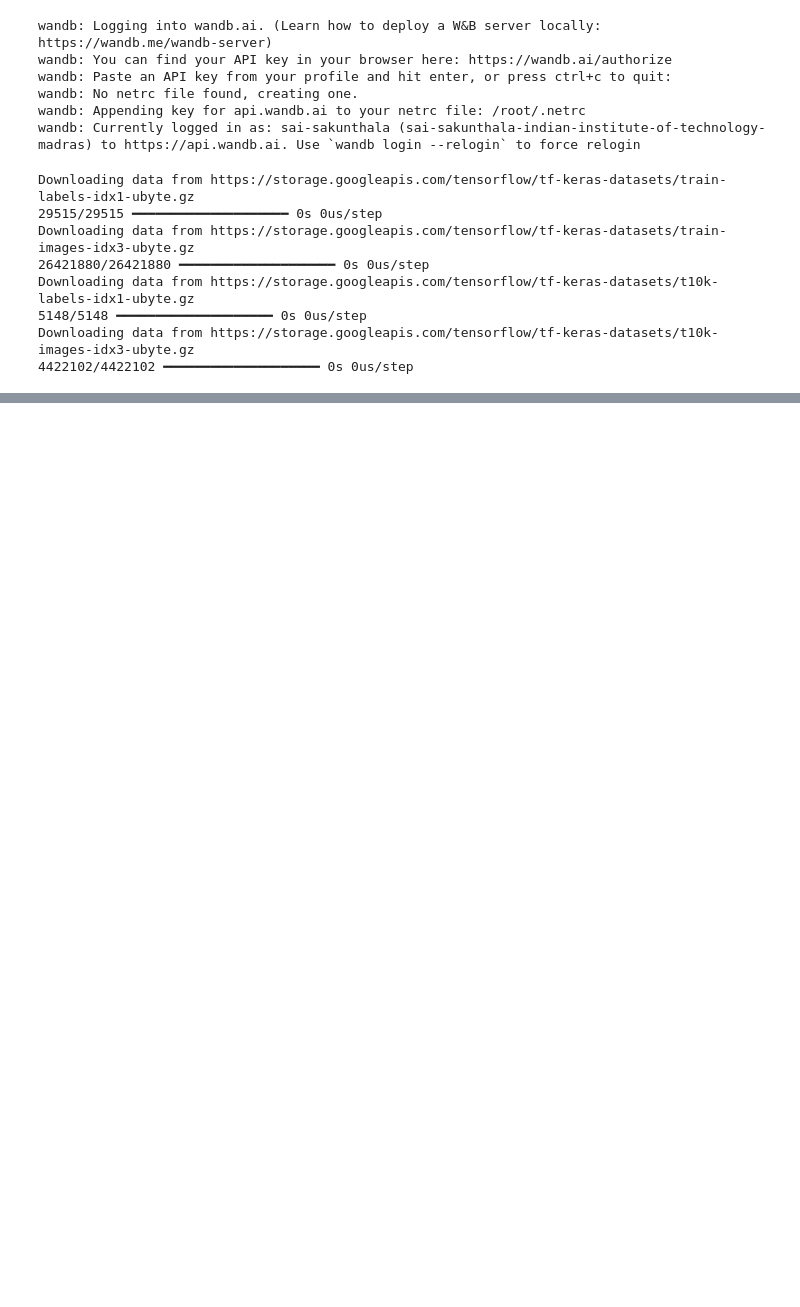
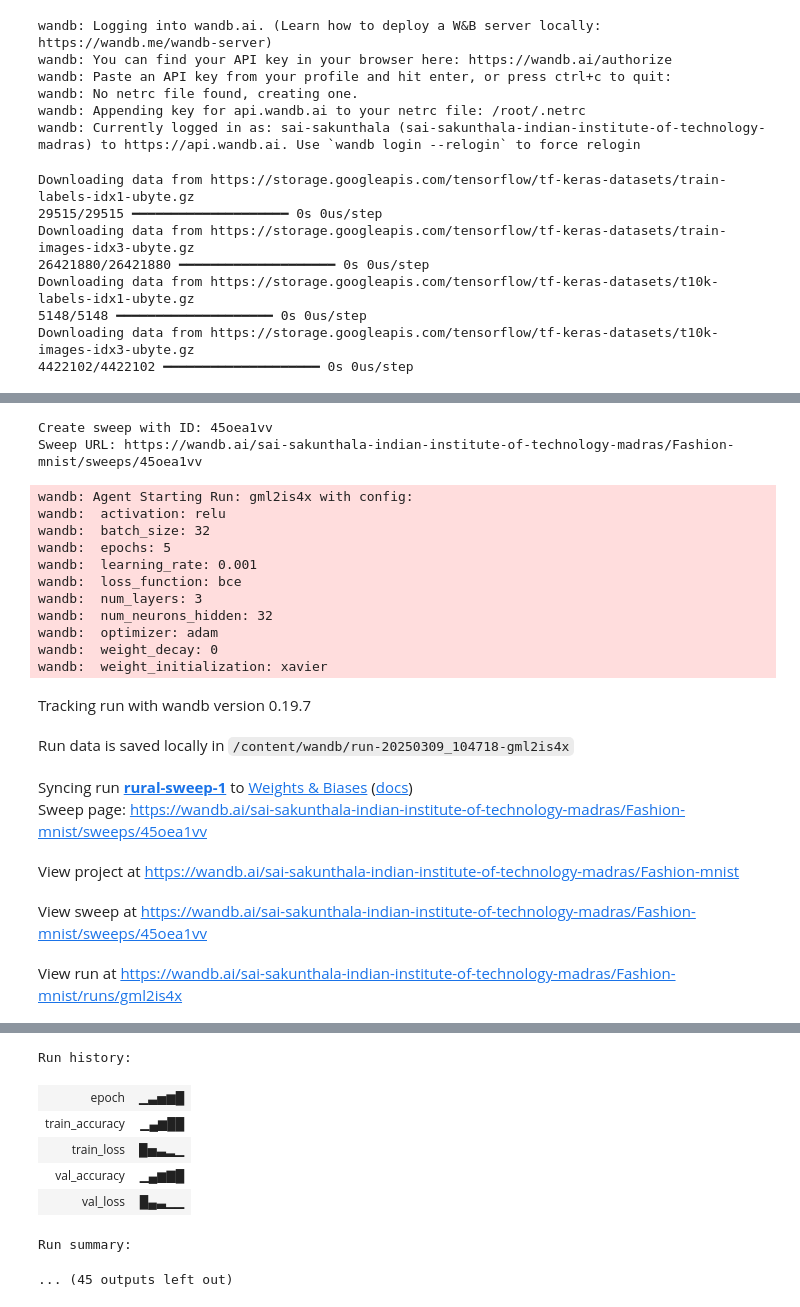
Before and after one commit to Sai-sakunthala/Assignment1, a Jupyter notebook: Assignment1.ipynb, the cells around one changed output, grey strips where cells are left out. Drawn from its saved outputs; the diff is of its cells as text; code cells hidden in the pictures; blank space fills up the shorter version.

```diff
--- a/Assignment1.ipynb
+++ b/Assignment1.ipynb
@@ -603,0 +669,59 @@ Run summary:
+# %%
+sweep_config = {
+    "method": "grid",
+    "metric": {"name": "val_accuracy", "goal": "maximize"},
+    "parameters": {
+        "optimizer": {"values": ["adam"]},
+        "epochs": {"values": [5]},
+        "num_layers": {"values": [3]},
+        "num_neurons_hidden": {"values": [32]},
+        "batch_size": {"values": [32]},
+        "learning_rate": {"values": [0.001, 0.0001]},
+        "weight_decay": {"values": [0, 0.0005]},
+        "loss_function": {"values": ["bce"]},
+        "activation": {"values": ["relu"]},
+        "weight_initialization": {"values": ["xavier"]}
+    },
+}
+
+sweep_id = wandb.sweep(sweep_config, project="Fashion-mnist")
+def train():
+    try:
+        wandb.init(group="lr and decay")
+        config = wandb.config
+        optimizer = config.optimizer
+        epochs = config.epochs
+        n_hidden = config.num_layers
+        n_neurons_hidden = config.num_neurons_hidden
+        batch_size = config.batch_size
+        learning_rate = config.learning_rate
+        weight_decay = config.weight_decay
+        loss_function = config.loss_function
+        activation_str = config.activation
+        weight_initialization = config.weight_initialization
+
+        Neuralnet(x_train_final, y_train_final, x_val_final, y_val_final, n_hidden, n_neurons_hidden, epochs, batch_size, activation_str, optimizer, learning_rate, weight_decay, loss_function, weight_initialization)
+    finally:
+        wandb.finish()
+wandb.agent(sweep_id, train, count=4)
+# %% [output]
+Create sweep with ID: 45oea1vv
+Sweep URL: https://wandb.ai/sai-sakunthala-indian-institute-of-technology-madras/Fashion-mnist/sweeps/45oea1vv
+wandb: Agent Starting Run: gml2is4x with config:
+wandb:  activation: relu
+wandb:  batch_size: 32
+wandb:  epochs: 5
+wandb:  learning_rate: 0.001
+wandb:  loss_function: bce
+wandb:  num_layers: 3
+wandb:  num_neurons_hidden: 32
+wandb:  optimizer: adam
+wandb:  weight_decay: 0
+wandb:  weight_initialization: xavier
+Tracking run with wandb version 0.19.7
+Run data is saved locally in /content/wandb/run-20250309_104718-gml2is4x
+Syncing run rural-sweep-1 to Weights & Biases (docs)
+Sweep page: https://wandb.ai/sai-sakunthala-indian-institute-of-technology-madras/Fashion-mnist/sweeps/45oea1vv
+View project at https://wandb.ai/sai-sakunthala-indian-institute-of-technology-madras/Fashion-mnist
+View sweep at https://wandb.ai/sai-sakunthala-indian-institute-of-technology-madras/Fashion-mnist/sweeps/45oea1vv
+View run at https://wandb.ai/sai-sakunthala-indian-institute-of-technology-madras/Fashion-mnist/runs/gml2is4x
@@ -603,0 +729,8 @@ Run summary:
+Run history:
+| epoch | ▁▃▅▆█ |
+| train_accuracy | ▁▄▆██ |
+| train_loss | █▅▃▂▁ |
+| val_accuracy | ▁▄▆▇█ |
+| val_loss | █▄▃▁▁ |
+Run summary:
+... (45 outputs left out)
```
Also changed, not shown: parts of 10 cells of this notebook.
